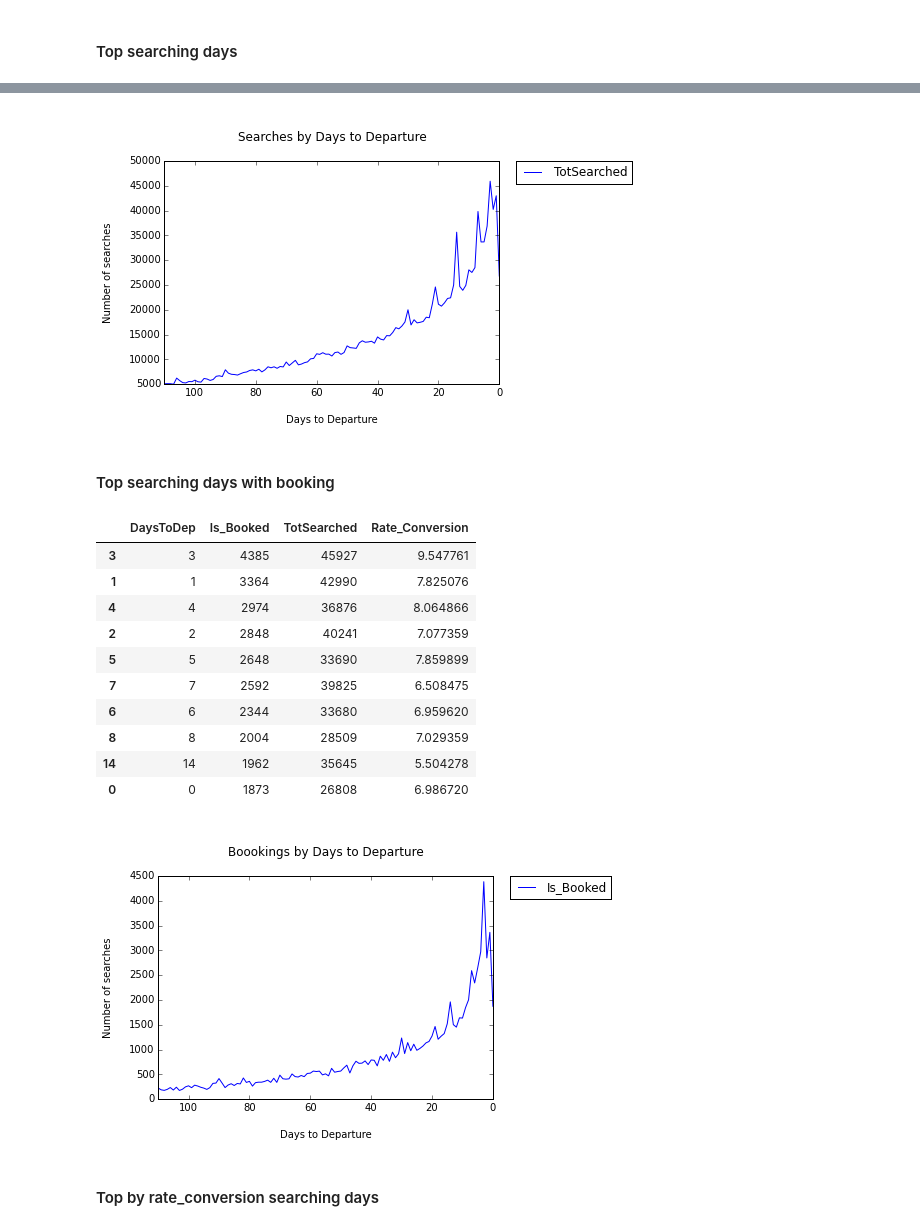
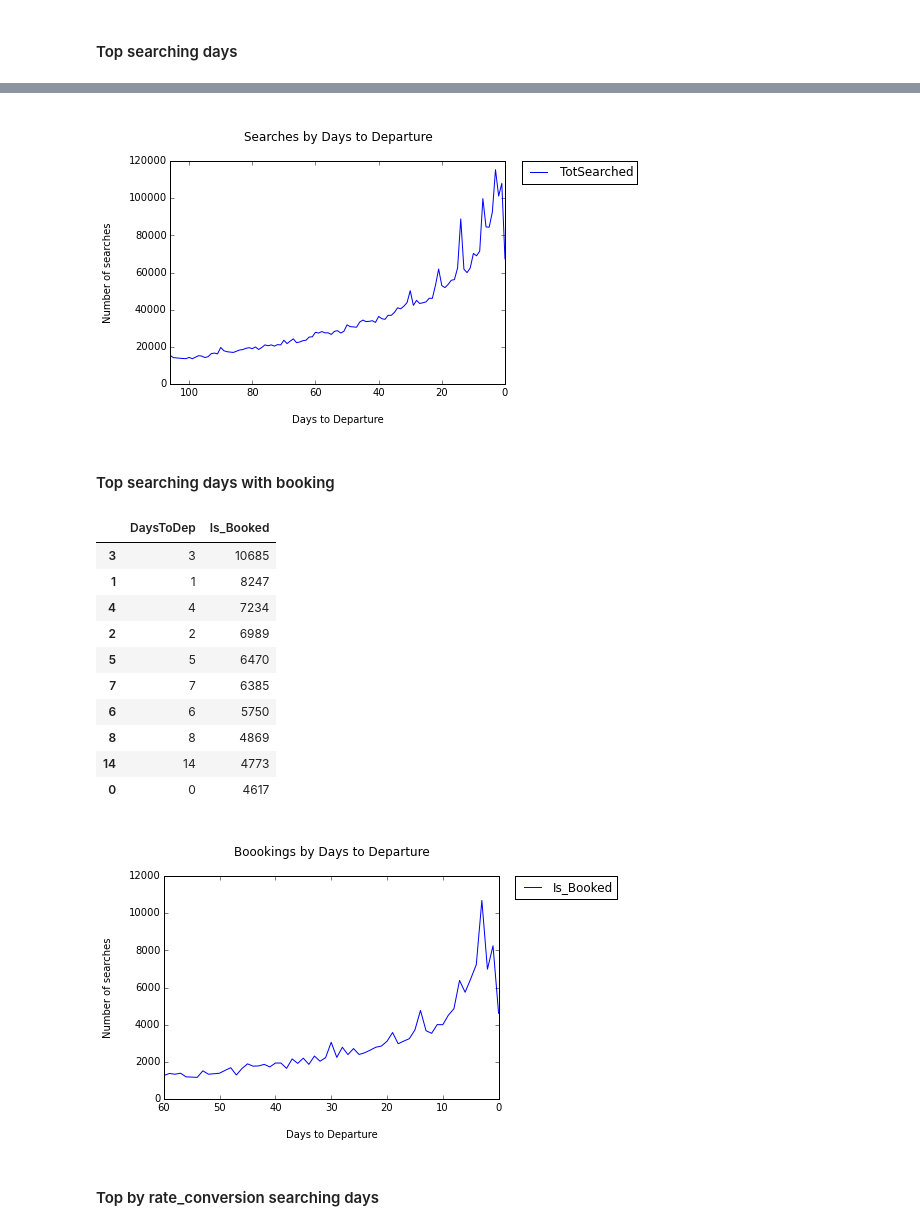
Before and after one commit to arrpak/Master-in-Data-Science-1, a Jupyter notebook: ipynb/Challenge/solution_exercise_4_statistics.ipynb, the cells around one changed output, grey strips where cells are left out. Drawn from its saved outputs; the diff is of its cells as text; code cells hidden in the pictures.

Commit message:
version with nrows

```diff
--- a/ipynb/Challenge/solution_exercise_4_statistics.ipynb
+++ b/ipynb/Challenge/solution_exercise_4_statistics.ipynb
@@ -17,7 +17,7 @@ files_path = "/home/dsc/Repositories/Master-in-Data-Science/Data/"
 # %%
 # Loading searches file
 searches_file = bz2.BZ2File(files_path+"new_searches.csv.bz2")
-searches_df = pd.read_csv(searches_file,sep='^',nrows=2e6, usecols=['Country','Date','Seg1Date','Is_Booked'])
+searches_df = pd.read_csv(searches_file,sep='^',nrows=5e6, usecols=['Country','Date','Seg1Date','Is_Booked'])
 searches_df = searches_df.dropna(subset=['Seg1Date'])
 
 # Adding column with days between search and departure
@@ -38,5 +38,6 @@ result_df.sort('DaysToDep',ascending=False,inplace=True)
 # %% [markdown]
 #### Top searching days
 # %%
-result_df.sort('TotSearched',ascending=False).head(10)
+mean_totsearched = result_df.TotSearched.mean()
+result_df[['DaysToDep','TotSearched']].sort('TotSearched',ascending=False).head(10)
 # %% [output]
@@ -54,37 +55,38 @@ result_df.sort('TotSearched',ascending=False).head(10)
 # %%
-result_df[result_df['TotSearched'] > 5000 ]['TotSearched'].plot()
+result_df[result_df['TotSearched'] > mean_totsearched ]['TotSearched'].plot()
 plt.legend(bbox_to_anchor=(1.05,1), loc=2, borderaxespad=0.)
 plt.title("\nSearches by Days to Departure\n")
 plt.xlabel("\nDays to Departure")
 plt.ylabel("Number of searches\n")
 plt.show()
 # %% [output]
-[figure, old version]
+[figure, new version]
 # %% [markdown]
 #### Top searching days with booking
 # %%
 result_df.sort('Is_Booked',ascending=False).head(10)
+result_df[['DaysToDep','Is_Booked']].sort('Is_Booked',ascending=False).head(10)
 # %% [output]
-|  | DaysToDep | Is_Booked | TotSearched | Rate_Conversion |
-| 3 | 3 | 4385 | 45927 | 9.547761 |
-| 1 | 1 | 3364 | 42990 | 7.825076 |
-| 4 | 4 | 2974 | 36876 | 8.064866 |
-| 2 | 2 | 2848 | 40241 | 7.077359 |
-| 5 | 5 | 2648 | 33690 | 7.859899 |
-| 7 | 7 | 2592 | 39825 | 6.508475 |
-| 6 | 6 | 2344 | 33680 | 6.959620 |
-| 8 | 8 | 2004 | 28509 | 7.029359 |
-| 14 | 14 | 1962 | 35645 | 5.504278 |
-| 0 | 0 | 1873 | 26808 | 6.986720 |
+|  | DaysToDep | Is_Booked |
+| 3 | 3 | 10685 |
+| 1 | 1 | 8247 |
+| 4 | 4 | 7234 |
+| 2 | 2 | 6989 |
+| 5 | 5 | 6470 |
+| 7 | 7 | 6385 |
+| 6 | 6 | 5750 |
+| 8 | 8 | 4869 |
+| 14 | 14 | 4773 |
+| 0 | 0 | 4617 |
 # %%
-result_df[result_df['TotSearched'] > 5000]['Is_Booked'].plot()
+result_df[result_df['TotSearched'] > mean_totsearched*2]['Is_Booked'].plot()
 plt.legend(bbox_to_anchor=(1.05,1), loc=2, borderaxespad=0.)
 plt.title("\nBoookings by Days to Departure\n")
 plt.xlabel("\nDays to Departure")
 plt.ylabel("Number of searches\n")
 plt.show()
 # %% [output]
-[figure, old version]
+[figure, new version]
 # %% [markdown]
 #### Top by rate_conversion searching days
 # %%
```
Also changed, not shown: parts of 13 cells of this notebook.
